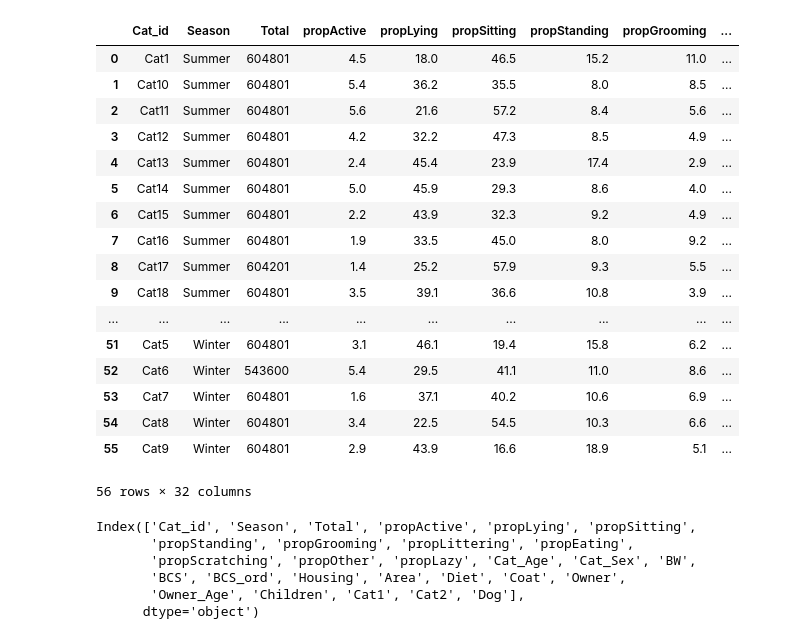
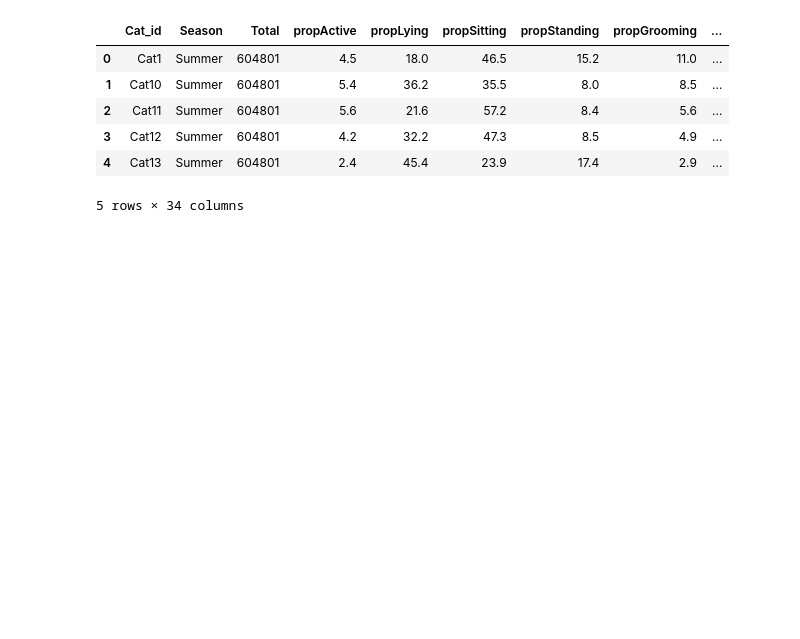
Before and after one commit to Lisa-Ho/d3-playground, a Jupyter notebook: src/components/lazy-cats/analysis/lazy-cats.ipynb, the cells around one changed output. Cells and saved outputs as stored; diff of their text form; code cells hidden in the pictures; blank space fills up the shorter version.

Commit message:
data prep for v1

```diff
--- a/src/components/lazy-cats/analysis/lazy-cats.ipynb
+++ b/src/components/lazy-cats/analysis/lazy-cats.ipynb
@@ -4,64 +4,55 @@ import matplotlib.pyplot as plt
 import numpy as np
 # %%
 #load data
-df = pd.read_csv('Weekly_Data.csv')
+df_raw = pd.read_csv('Weekly_Data.csv')
 
 #reduce number of columns
-df = df[['Cat_id', 'Season', 'Total', 'propActive',
+df_raw = df_raw[['Cat_id', 'Season', 'Total', 'propActive',
        'propLying', 'propSitting', 'propStanding', 'propGrooming',
        'propLittering', 'propEating', 'propScratching', 'Cat_Age', 'Cat_Sex',
        'BW', 'BCS', 'BCS_ord', 'Housing', 'Area', 'Diet', 'Coat', 'Owner',
        'Owner_Age', 'Children', 'Cat1', 'Cat2', 'Dog' ]]
 
 #prepare
-for column in df[['propActive','propLying', 'propSitting', 'propStanding', 'propGrooming',
+for column in df_raw[['propActive','propLying', 'propSitting', 'propStanding', 'propGrooming',
        'propLittering', 'propEating', 'propScratching']]:
-    df[column] = [round(i,3)*100 for i in df[column]]
-
-#combine low categories
-df["propOther"] = df[['propActive', 'propGrooming',
-       'propLittering', 'propEating', 'propScratching']].sum(axis=1)
+    df_raw[column] = [round(i,3)*100 for i in df_raw[column]]
 
 #caculate total 'laziness' = time lying or sitting
-df["propLazy"] = df[['propLying', 'propSitting']].sum(axis=1)
-df["max_pose_value"] = df[[ 'propLying', 'propSitting',
-       'propStanding', 'propOther']].max(axis=1)
-df["max_pose"] = df[[ 'propLying', 'propSitting',
-       'propStanding', 'propOther']].idxmax(axis=1)
-df["max_pose_other_value"] = df[['propStanding', 'propActive',
-       'propStanding', 'propGrooming', 'propLittering', 'propEating',
-       'propScratching']].max(axis=1)
-df["max_pose_other"] = df[['propStanding', 'propActive',
-       'propStanding', 'propGrooming', 'propLittering', 'propEating',
-       'propScratching']].idxmax(axis=1)
+df_raw["propLazy"] = df_raw[['propLying', 'propSitting']].sum(axis=1)
 
+#get top3 poses
+def get_nth_largest(row, n):
+    sorted_row = row.dropna().sort_values(ascending=False)
+    if len(sorted_row) >= n:
+        return pd.Series({
+            f"pose{n}_value": sorted_row.iloc[n - 1],
+            f"pose{n}_column": sorted_row.index[n - 1]
+        })
+    else:
+        return pd.Series({
+            f"pose{n}_value": np.nan,
+            f"pose{n}_column": None
+        })
 
-df
+columns = ['propSitting','propLying','propStanding', 'propActive',
+           'propGrooming','propLittering', 'propEating',
+           'propScratching']
+
+df_raw[["pose1_value", "pose1"]] =  df_raw[columns].apply(
+    lambda row: get_nth_largest(row, 1), axis=1)
+df_raw[["pose2_value", "pose2"]] =  df_raw[columns].apply(
+    lambda row: get_nth_largest(row, 2), axis=1)
+df_raw[["pose3_value", "pose3"]] =  df_raw[columns].apply(
+    lambda row: get_nth_largest(row, 3), axis=1)
+df_raw["pose_other_value"] = 100 - df_raw[["pose1_value", "pose3_value", "pose3_value"]].sum(axis=1)
+
+df_raw.head()
 # %% [output]
 |  | Cat_id | Season | Total | propActive | propLying | propSitting | propStanding | propGrooming | ... |
 | 0 | Cat1 | Summer | 604801 | 4.5 | 18.0 | 46.5 | 15.2 | 11.0 | ... |
 | 1 | Cat10 | Summer | 604801 | 5.4 | 36.2 | 35.5 | 8.0 | 8.5 | ... |
 | 2 | Cat11 | Summer | 604801 | 5.6 | 21.6 | 57.2 | 8.4 | 5.6 | ... |
 | 3 | Cat12 | Summer | 604801 | 4.2 | 32.2 | 47.3 | 8.5 | 4.9 | ... |
 | 4 | Cat13 | Summer | 604801 | 2.4 | 45.4 | 23.9 | 17.4 | 2.9 | ... |
-| 5 | Cat14 | Summer | 604801 | 5.0 | 45.9 | 29.3 | 8.6 | 4.0 | ... |
-| 6 | Cat15 | Summer | 604801 | 2.2 | 43.9 | 32.3 | 9.2 | 4.9 | ... |
-| 7 | Cat16 | Summer | 604801 | 1.9 | 33.5 | 45.0 | 8.0 | 9.2 | ... |
-| 8 | Cat17 | Summer | 604201 | 1.4 | 25.2 | 57.9 | 9.3 | 5.5 | ... |
-| 9 | Cat18 | Summer | 604801 | 3.5 | 39.1 | 36.6 | 10.8 | 3.9 | ... |
-| ... | ... | ... | ... | ... | ... | ... | ... | ... | ... |
-| 51 | Cat5 | Winter | 604801 | 3.1 | 46.1 | 19.4 | 15.8 | 6.2 | ... |
-| 52 | Cat6 | Winter | 543600 | 5.4 | 29.5 | 41.1 | 11.0 | 8.6 | ... |
-| 53 | Cat7 | Winter | 604801 | 1.6 | 37.1 | 40.2 | 10.6 | 6.9 | ... |
-| 54 | Cat8 | Winter | 604801 | 3.4 | 22.5 | 54.5 | 10.3 | 6.6 | ... |
-| 55 | Cat9 | Winter | 604801 | 2.9 | 43.9 | 16.6 | 18.9 | 5.1 | ... |
-56 rows × 32 columns
+5 rows × 34 columns
-# %%
-df.columns
-# %% [output]
-Index(['Cat_id', 'Season', 'Total', 'propActive', 'propLying', 'propSitting',
-       'propStanding', 'propGrooming', 'propLittering', 'propEating',
-       'propScratching', 'propOther', 'propLazy', 'Cat_Age', 'Cat_Sex', 'BW',
-       'BCS', 'BCS_ord', 'Housing', 'Area', 'Diet', 'Coat', 'Owner',
-       'Owner_Age', 'Children', 'Cat1', 'Cat2', 'Dog'],
-      dtype='object')
```
Also changed, not shown: parts of 14 cells of this notebook.
